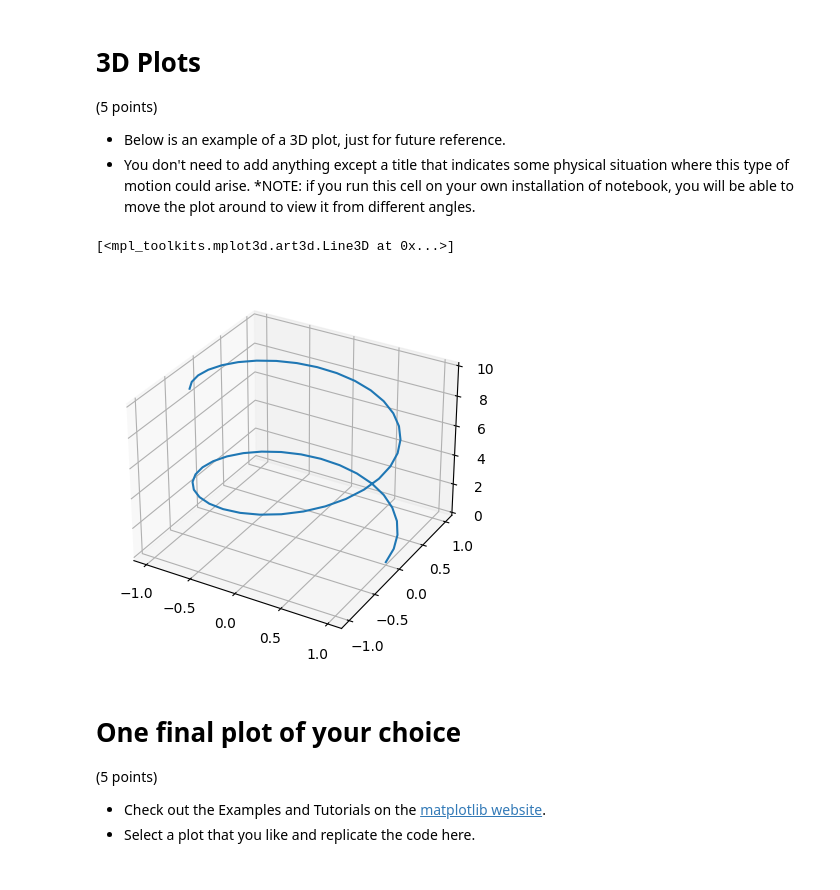
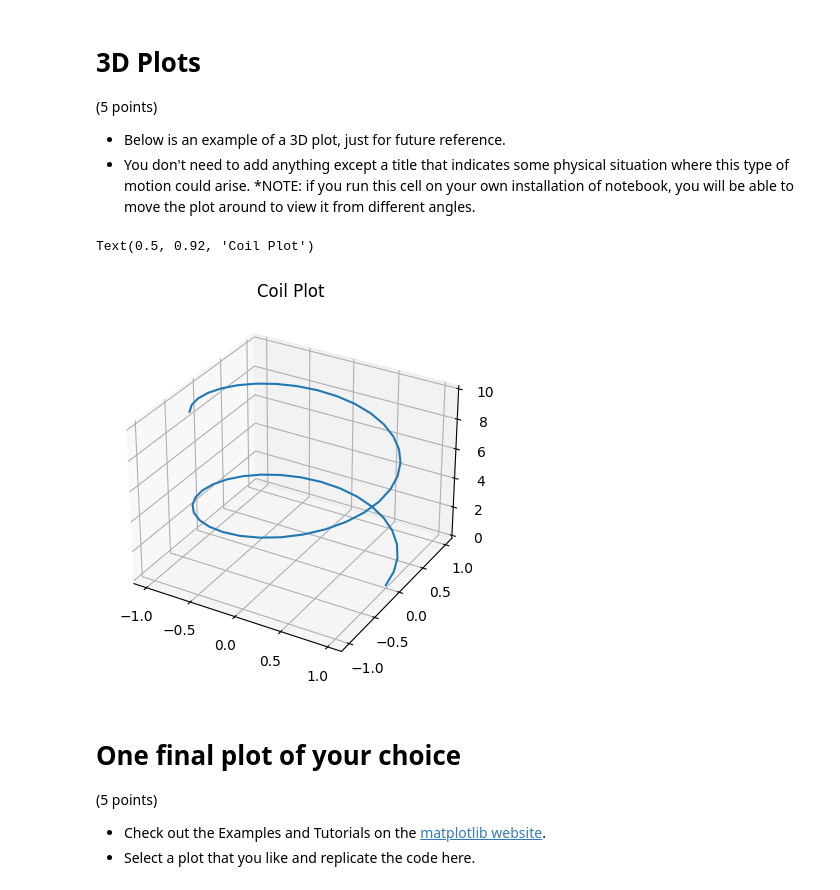
Before and after one commit to cthitch137/PHYS250, a Jupyter notebook: Collin_Hitchcock_Lab02_plotting_visualization.ipynb, the cells around one changed output. Saved outputs shown, nothing was run; the diff lists cells and outputs as text; code cells hidden in the pictures.

```diff
--- a/Collin_Hitchcock_Lab02_plotting_visualization.ipynb
+++ b/Collin_Hitchcock_Lab02_plotting_visualization.ipynb
@@ -466,18 +467,19 @@ plt.ylim(-1,1)
 # %%
 fig = plt.figure()
 
 # keeping the projection = 3d
 # ctreates the 3d plot
 ax = plt.axes(projection = '3d')
 time = np.linspace(0,10)
 x = np.cos(time)
 y = np.sin(time)
 plt.plot(x,y,time)
 
 # add your title here!
+plt.title('Coil Plot')
 # %% [output]
-[<mpl_toolkits.mplot3d.art3d.Line3D at 0x...>]
+Text(0.5, 0.92, 'Coil Plot')
-[figure, old version]
+[figure, new version]
 # %% [markdown]
 # One final plot of your choice
 
```
Also changed, not shown: parts of 2 cells of this notebook.
